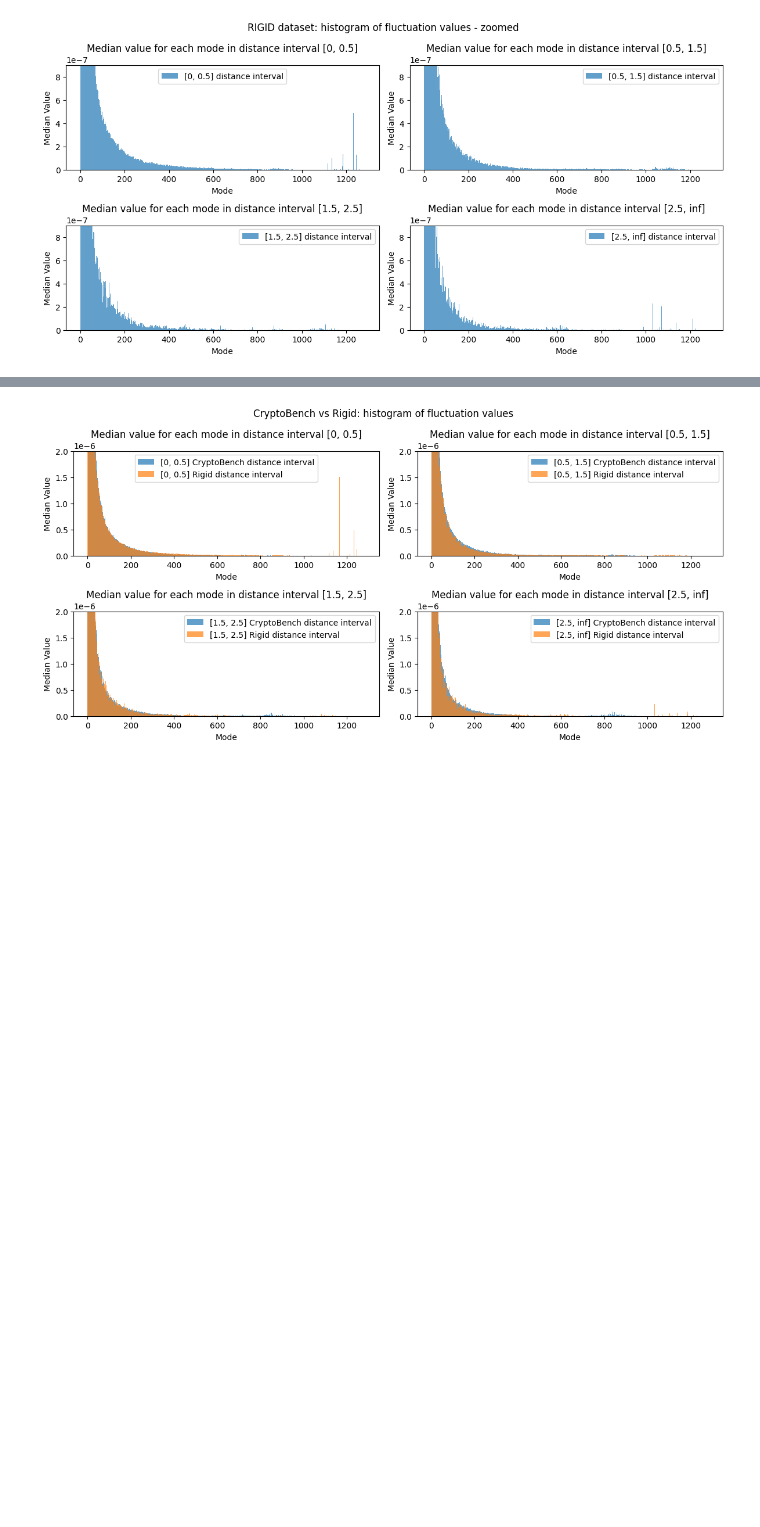
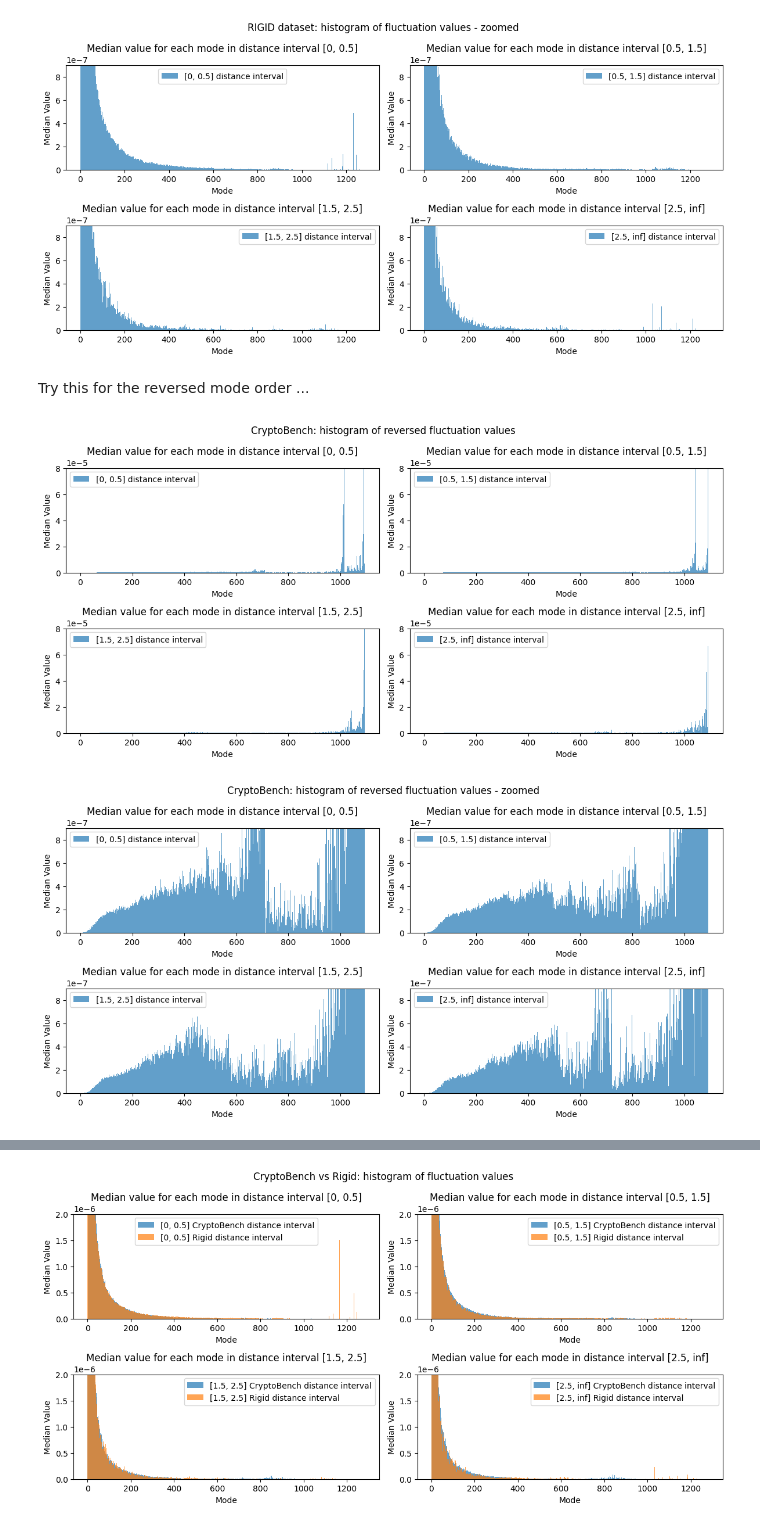
Before and after one commit to skrhakv/pocket-movement-analysis, a Jupyter notebook: src/feature-analysis/residue-distances/analysis.ipynb, the cells around one changed output, grey strips where cells are left out. Cells and saved outputs as stored; diff of their text form; code cells hidden in the pictures; blank space fills up the shorter version.

```diff
--- a/src/feature-analysis/residue-distances/analysis.ipynb
+++ b/src/feature-analysis/residue-distances/analysis.ipynb
@@ -51,11 +51,14 @@ Let's create four intervals: [0, 0.5], [0.5, 1.5], [1.5, 2.5], [2.5, inf]. For e
 # %%
 import numpy as np
 
-def bin_fluctuations_by_distance(dataset, bins, labels):
+def bin_fluctuations_by_distance(dataset, bins, labels, reverse_modes=False):
     binned_fluctuation = {label: [] for label in labels}
     for file in os.listdir(get_residue_distance_path(dataset)):
         fluctuations = np.load(f"{get_fluctuation_path(dataset)}/{file}")
         distances = np.load(f"{get_residue_distance_path(dataset)}/{file}")
+
+        if reverse_modes:
+            fluctuations = np.flip(fluctuations, axis=0) # axis=0 means we are taking the modes (axis=1 would mean taking the residues)
 
         # fluctuations[0] means the first mode, fluctuation[0][1] means the first mode for the second residue, etc.
 
@@ -175,3 +178,18 @@ print_barcharts(binned_fluctuation_by_distance, title='RIGID dataset: histogram
 # %% [output]
 [figure]
 [figure]
+# %% [markdown]
+Try this for the reversed mode order ...
+# %%
+bins = [0, 0.5, 1.5, 2.5, np.inf]
+labels = ['[0, 0.5]', '[0.5, 1.5]', '[1.5, 2.5]', '[2.5, inf]']
+
+dataset = 'cryptobench-dataset'
+
+binned_fluctuation_by_distance = bin_fluctuations_by_distance(dataset, bins, labels, reverse_modes=True)
+
+print_barcharts(binned_fluctuation_by_distance, title='CryptoBench: histogram of reversed fluctuation values', lim=8e-05)
+print_barcharts(binned_fluctuation_by_distance, title='CryptoBench: histogram of reversed fluctuation values - zoomed', lim=9e-07)
+# %% [output]
+[figure, added]
+[figure, added]
```
Also changed, not shown: parts of 4 cells of this notebook, 1 other file.
